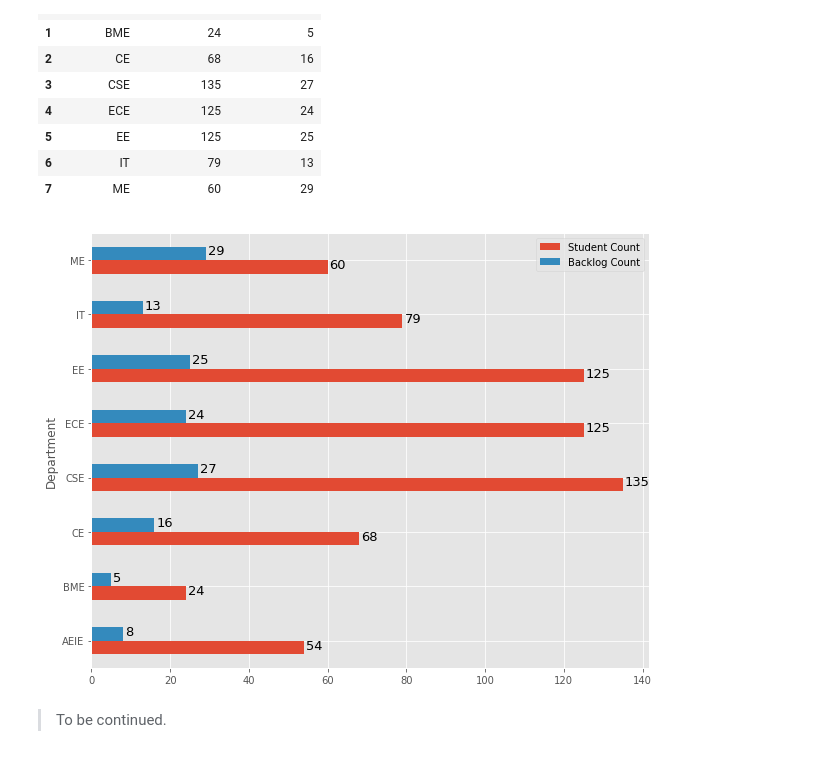
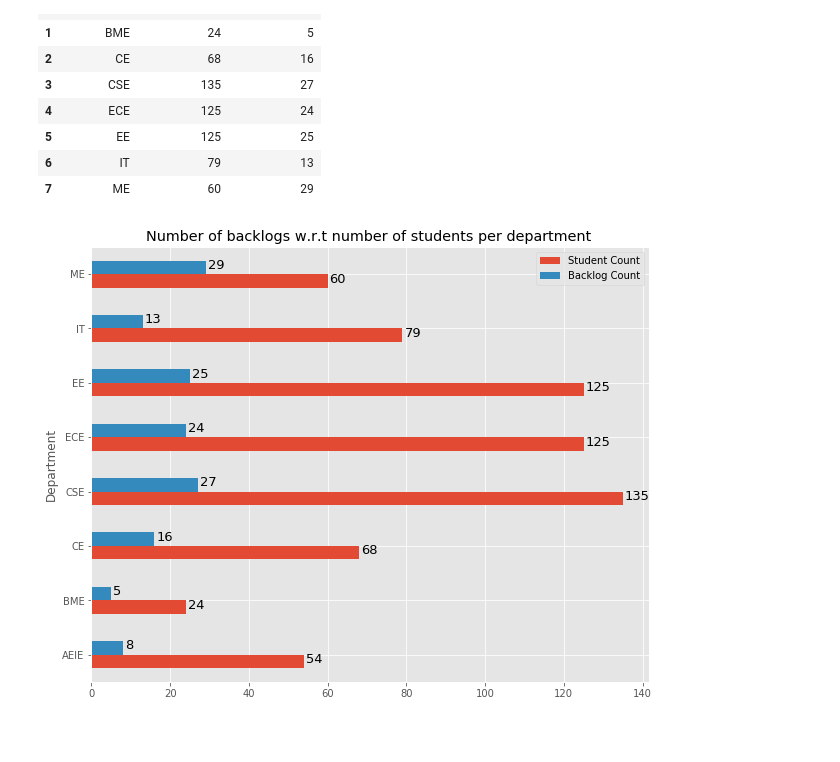
Before and after one commit to sayakpaul/Analysis-of-college-database-of-2017-passouts, a Jupyter notebook: 2017_Passout_Data_Analysis.ipynb, the cells around one changed output. Cells and saved outputs as stored; diff of their text form; code cells hidden in the pictures; blank space fills up the shorter version.

```diff
--- a/2017_Passout_Data_Analysis.ipynb
+++ b/2017_Passout_Data_Analysis.ipynb
@@ -565,12 +569,12 @@ no_stu_dept_wise.merge(plot_df,on='Department')
 | 6 | IT | 79 | 13 |
 | 7 | ME | 60 | 29 |
 # %%
+stu_backlog_count= no_stu_dept_wise.merge(plot_df,on='Department')
 subplot = stu_backlog_count.groupby('Department').sum().plot(kind='barh',figsize=(10,8))
+subplot.set_title('Number of backlogs w.r.t number of students per department ')
 for i in subplot.patches:
     # get_width pulls left or right; get_y pushes up or down
     subplot.text(i.get_width()+.5, i.get_y()+.1, \
             str(i.get_width()), fontsize=13)
 # %% [output]
-[figure, old version]
+[figure, new version]
-# %% [markdown]
-> To be continued.
```
Also changed, not shown: parts of 43 cells of this notebook.
